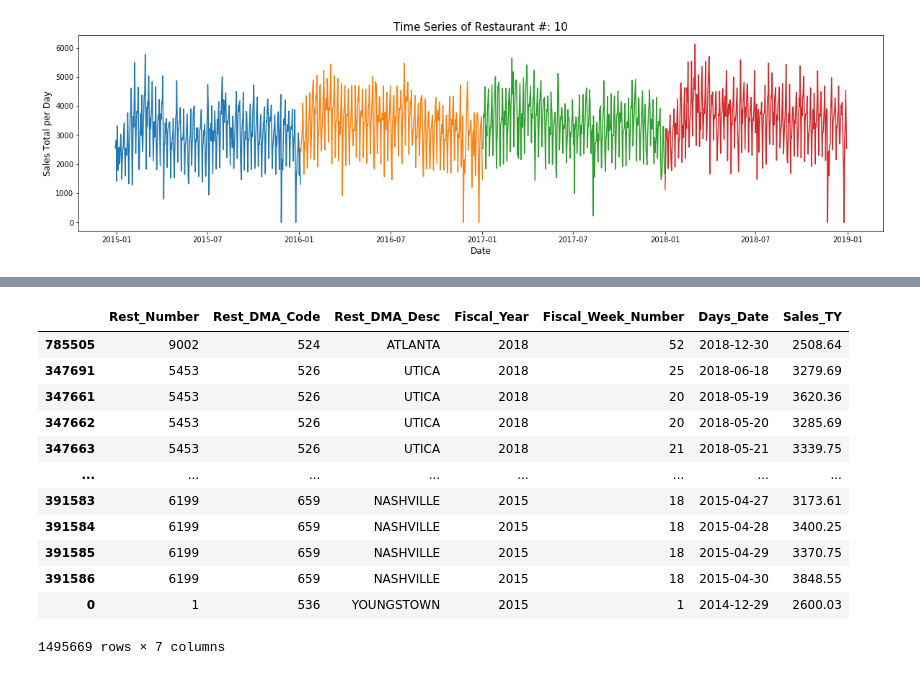
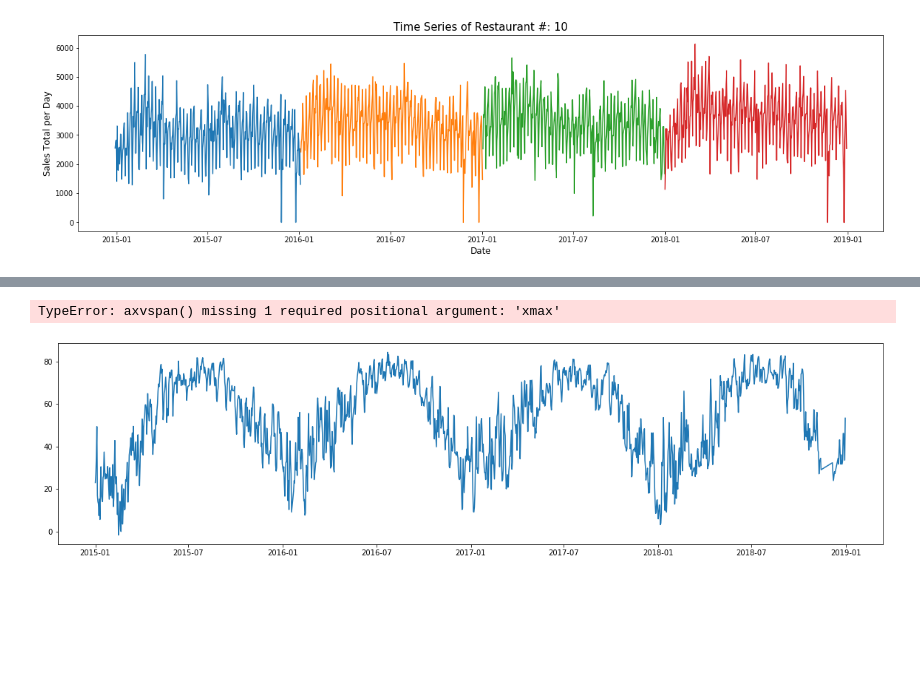
Before and after one commit to will4865/Inspire-Brands-Case-Study, a Jupyter notebook: technical-case-study.ipynb, the cells around one changed output, grey strips where cells are left out. Saved outputs shown, nothing was run; the diff lists cells and outputs as text; code cells hidden in the pictures; blank space fills up the shorter version.

Commit message:
working on weather EDA

```diff
--- a/technical-case-study.ipynb
+++ b/technical-case-study.ipynb
@@ -736,16 +759,10 @@ plt.show()
-# %%
-arg_sales.sort_values('Fiscal_Year', ascending = False)
-# %% [output]
-|  | Rest_Number | Rest_DMA_Code | Rest_DMA_Desc | Fiscal_Year | Fiscal_Week_Number | Days_Date | Sales_TY |
-| 785505 | 9002 | 524 | ATLANTA | 2018 | 52 | 2018-12-30 | 2508.64 |
-| 347691 | 5453 | 526 | UTICA | 2018 | 25 | 2018-06-18 | 3279.69 |
-| 347661 | 5453 | 526 | UTICA | 2018 | 20 | 2018-05-19 | 3620.36 |
-| 347662 | 5453 | 526 | UTICA | 2018 | 20 | 2018-05-20 | 3285.69 |
-| 347663 | 5453 | 526 | UTICA | 2018 | 21 | 2018-05-21 | 3339.75 |
-| ... | ... | ... | ... | ... | ... | ... | ... |
-| 391583 | 6199 | 659 | NASHVILLE | 2015 | 18 | 2015-04-27 | 3173.61 |
-| 391584 | 6199 | 659 | NASHVILLE | 2015 | 18 | 2015-04-28 | 3400.25 |
-| 391585 | 6199 | 659 | NASHVILLE | 2015 | 18 | 2015-04-29 | 3370.75 |
-| 391586 | 6199 | 659 | NASHVILLE | 2015 | 18 | 2015-04-30 | 3848.55 |
-| 0 | 1 | 536 | YOUNGSTOWN | 2015 | 1 | 2014-12-29 | 2600.03 |
-1495669 rows × 7 columns
+# %%
+def_temp_by_weather(rest_number):
+    plt.figure(figsize=(20,5))
+    plt.plot(weather.loc[weather['rest_number'] == rest_number]['Date_TY'],
+             weather.loc[weather['rest_number'] == rest_number]['Temp_Avg'])
+    for x in weather['Date_TY']:
+        if
+# %% [output]
+TypeError: axvspan() missing 1 required positional argument: 'xmax'
+[figure, added]
```
Also changed, not shown: parts of 6 cells of this notebook.
